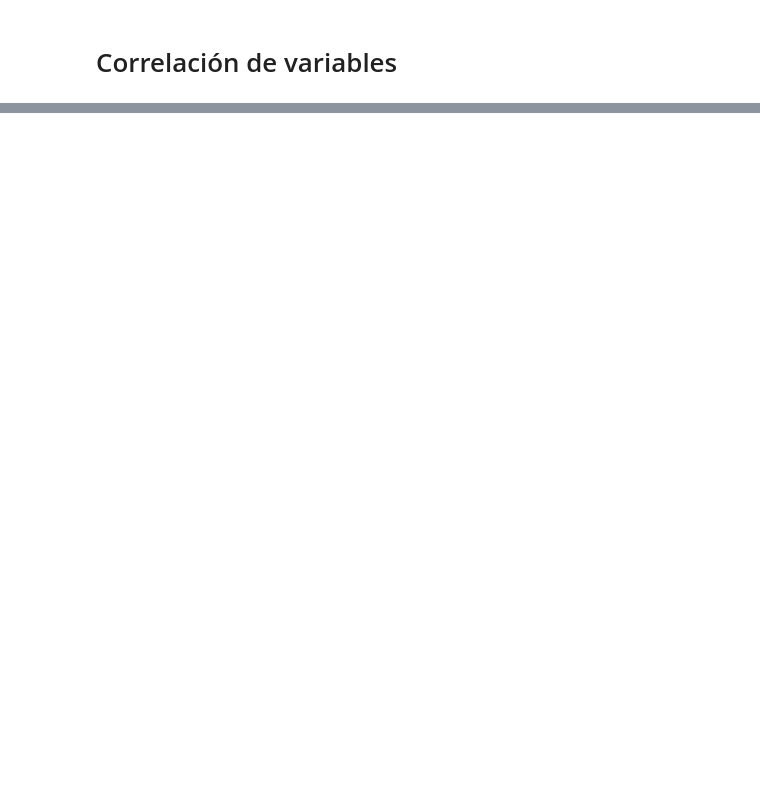
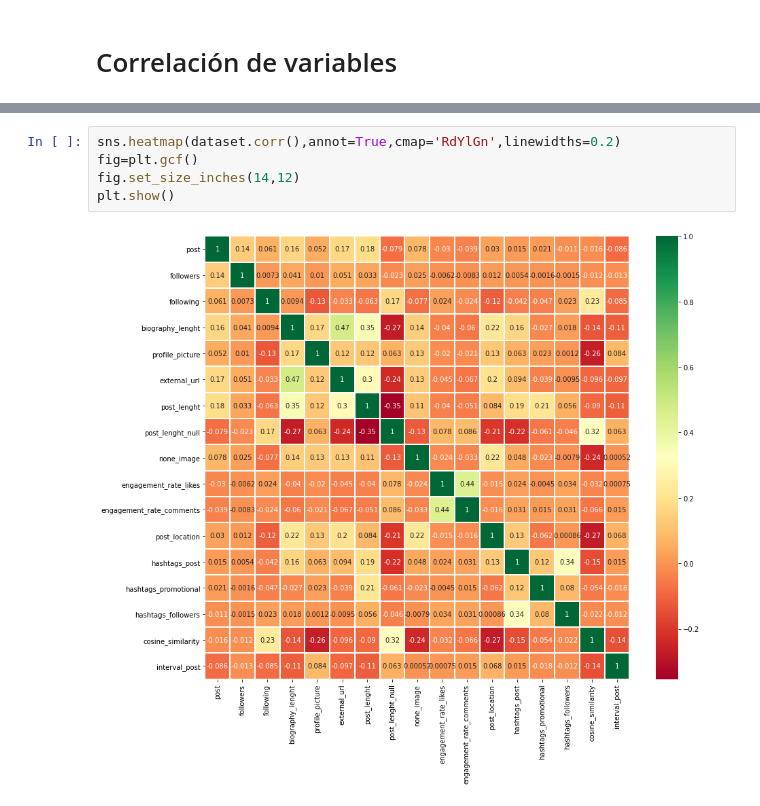
Before and after one commit to MiguelIribas/MachineLearning, a Jupyter notebook: tp1_EDA.ipynb, the cells around one changed output, grey strips where cells are left out. Cells and saved outputs as stored; diff of their text form; blank space fills up the shorter version.

```diff
--- a/tp1_EDA.ipynb
+++ b/tp1_EDA.ipynb
@@ -419,0 +502,7 @@ Los usuarios reales utilizan mas hashtags que los falsos.
+# %%
+sns.heatmap(dataset.corr(),annot=True,cmap='RdYlGn',linewidths=0.2)
+fig=plt.gcf()
+fig.set_size_inches(14,12)
+plt.show()
+# %% [output]
+[figure, added]
```
Also changed, not shown: parts of 10 cells of this notebook.
